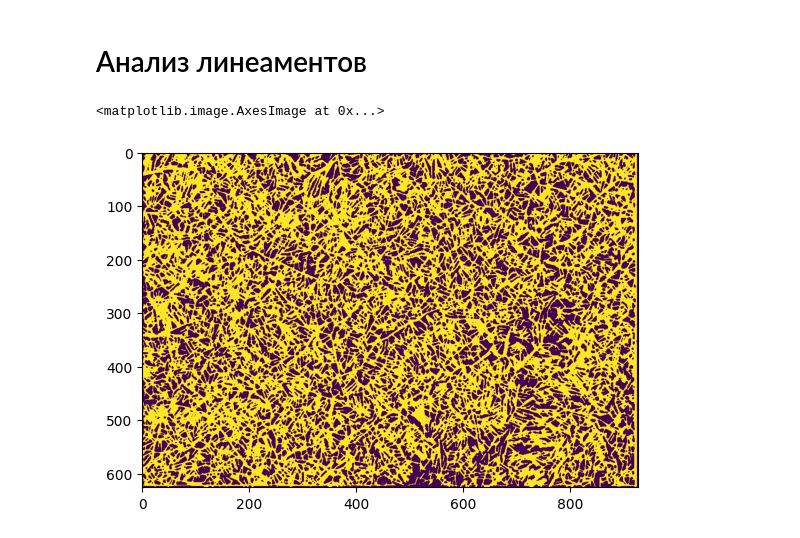
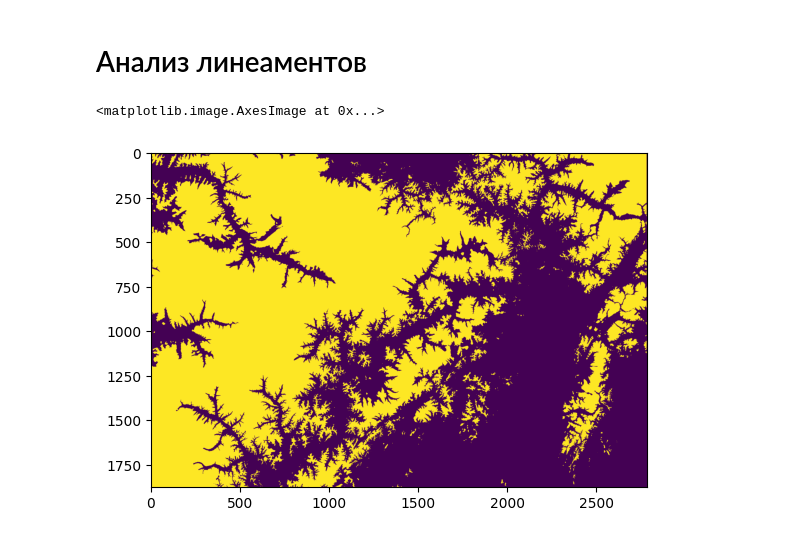
Before and after one commit to AitalUn/fractal_analysis, a Jupyter notebook: temp.ipynb, the cells around one changed output. Saved outputs shown, nothing was run; the diff lists cells and outputs as text; code cells hidden in the pictures.

```diff
--- a/temp.ipynb
+++ b/temp.ipynb
@@ -71,26 +72,30 @@ plt.grid()
 # Анализ линеаментов
 # %%
 from pathlib import Path
+import torch
 
 from utils.box_counting import get_fractal_dimention
 import rasterio as rs
 
-lineaments_dir = Path(r"D:\ml_datasets\Chukotka\DEM\Линеаменты растр (полные)")
+lineaments_dir = Path(r"D:\ml_datasets\Chukotka\DEM\scaled_lineaments")
 lineaments = {}
 for f in lineaments_dir.iterdir():
-    title = f.stem.split()[-1]
+    title = f.stem.split("_")[-1]
     scale = int(title.replace('m', ""))
     lineaments[scale] = f
 
 fractal_scales = {}
 for scale in lineaments:
-    fractal_scales[scale] = (
-        get_fractal_dimention(torch.tensor(rs.open(lineaments[scale]).read(1)) > 200))
+    dem_tensor = torch.tensor(rs.open(lineaments[scale]).read(1))
+    fractal_scales[scale] = get_fractal_dimention(dem_tensor > dem_tensor.mean())
 # %%
-plt.imshow(rs.open(lineaments[1200]).read(1) > 200)
+import matplotlib.pyplot as plt
+
+tens = rs.open(lineaments[400]).read(1)
+plt.imshow(tens > tens.mean())
 # %% [output]
 <matplotlib.image.AxesImage at 0x...>
-[figure, old version]
+[figure, new version]
 # %%
 x_sorted
 # %% [output]
```
Also changed, not shown: parts of 21 cells of this notebook, 24 other files.
